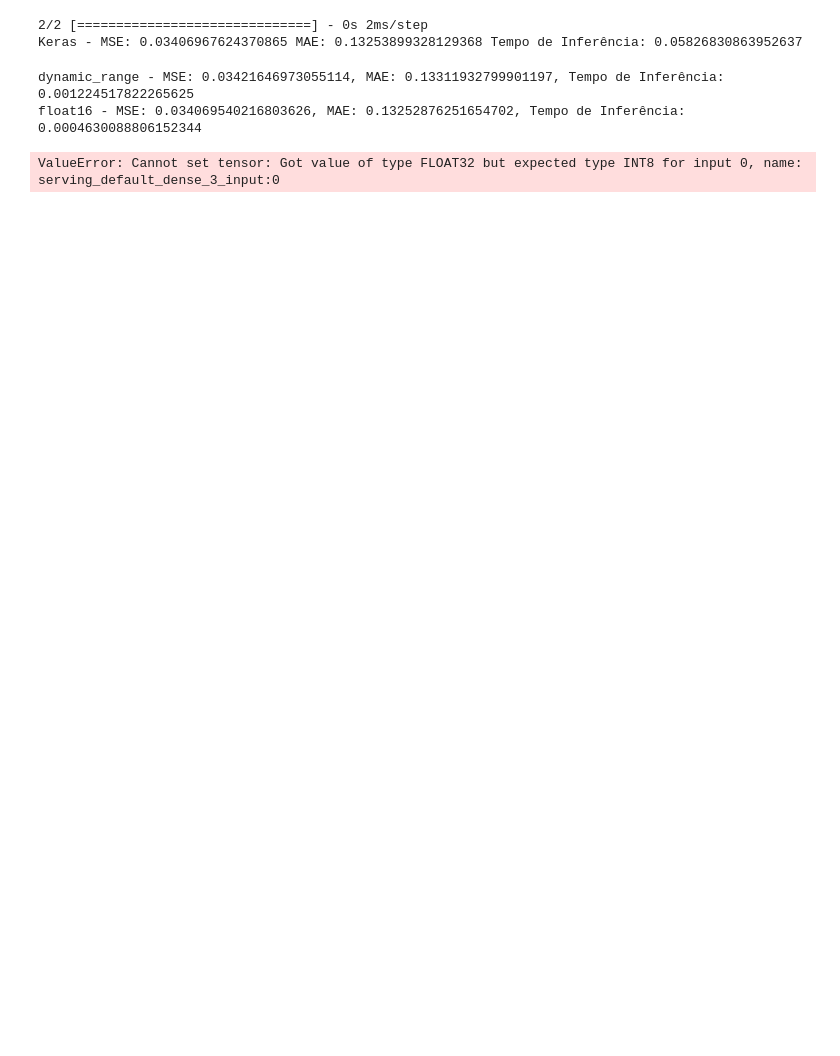
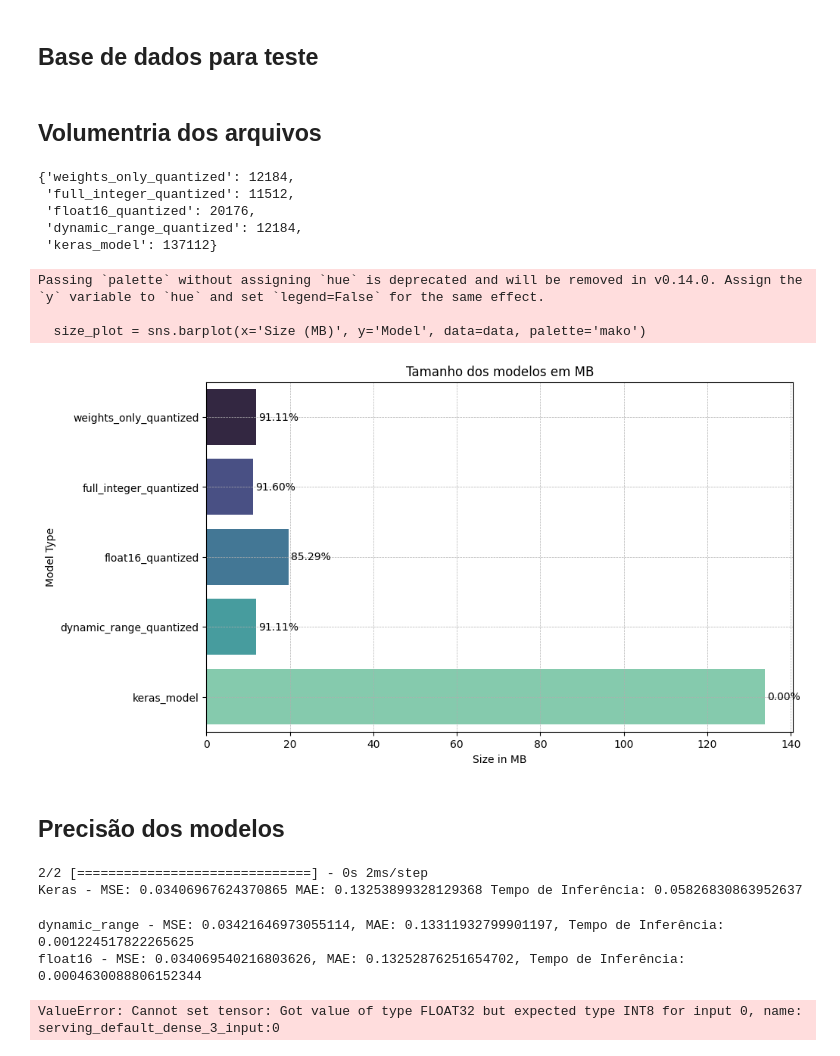
Before and after one commit to Tayco110/tcc, a Jupyter notebook: python_model/src/benchmark.ipynb, the cells around one changed output. Saved outputs shown, nothing was run; the diff lists cells and outputs as text; code cells hidden in the pictures; blank space fills up the shorter version.

Commit message:
benchmark - comparação de volume
Signed-off-by: Tayco Rodrigues <tmsr@ic.ufal.br>

```diff
--- a/python_model/src/benchmark.ipynb
+++ b/python_model/src/benchmark.ipynb
@@ -7,5 +15,12 @@ import time
 input_path = '/home/murilo/workspace/tcc/tcc/python_model/database/x_test.csv'
 output_path = '/home/murilo/workspace/tcc/tcc/python_model/database/y_test.csv'
 
-x_test = pd.read_csv(input_path).values
-y_test = pd.read_csv(output_path).values.squeeze()
+model_paths = {
+    "weights_only_quantized": "model_weights_only_quantized.tflite",
+    "full_integer_quantized": "model_full_integer_quantized.tflite",
+    "float16_quantized": "model_float16_quantized.tflite",
+    "dynamic_range_quantized": "model_dynamic_range_quantized.tflite",
+    "keras_model": "python_model.h5"
+}
+# %% [markdown]
+## Base de dados para teste
@@ -12,3 +30,44 @@ y_test = pd.read_csv(output_path).values.squeeze()
+# %% [markdown]
+## Volumentria dos arquivos
+# %%
+model_sizes = {name: os.path.getsize(path) for name, path in model_paths.items()}
+model_sizes
+# %% [output]
+{'weights_only_quantized': 12184,
+ 'full_integer_quantized': 11512,
+ 'float16_quantized': 20176,
+ 'dynamic_range_quantized': 12184,
+ 'keras_model': 137112}
+# %%
+# Convertendo o dicionário para DataFrame para plotagem
+data = pd.DataFrame(list(model_sizes.items()), columns=['Model', 'Size (KB)'])
+
+# Convertendo os tamanhos para megabytes para melhor visualização
+data['Size (MB)'] = data['Size (KB)'] / 1024
+
+# Cálculo da redução percentual em relação ao modelo Keras
+data['Reduction (%)'] = 100 - (data['Size (MB)'] / data['Size (MB)'].iloc[-1] * 100)
+
+# Melhorando o gráfico de barras de tamanhos em MB
+plt.figure(figsize=(10, 6))
+size_plot = sns.barplot(x='Size (MB)', y='Model', data=data, palette='mako')
+plt.title('Tamanho dos modelos em MB')
+plt.xlabel('Size in MB')
+plt.ylabel('Model Type')
+plt.grid(True, which='both', linestyle='--', linewidth=0.5)
+
+# Adicionando as porcentagens de redução ao gráfico
+for index, value in enumerate(data['Size (MB)']):
+    plt.text(value + 0.5, index, f"{data['Reduction (%)'][index]:.2f}%", va='center')
+
+plt.show()
+# %% [output]
+Passing `palette` without assigning `hue` is deprecated and will be removed in v0.14.0. Assign the `y` variable to `hue` and set `legend=False` for the same effect.
+
+  size_plot = sns.barplot(x='Size (MB)', y='Model', data=data, palette='mako')
+[figure, added]
+# %% [markdown]
+## Precisão dos modelos
 # %%
 model_keras = tf.keras.models.load_model('python_model.h5')
 
```
Also changed, not shown: parts of 4 cells of this notebook.
